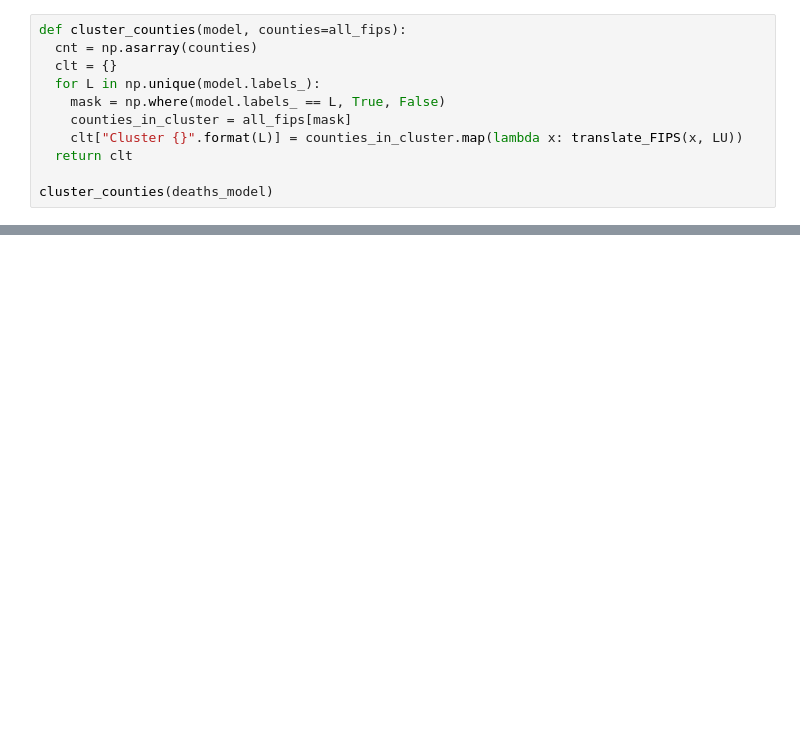
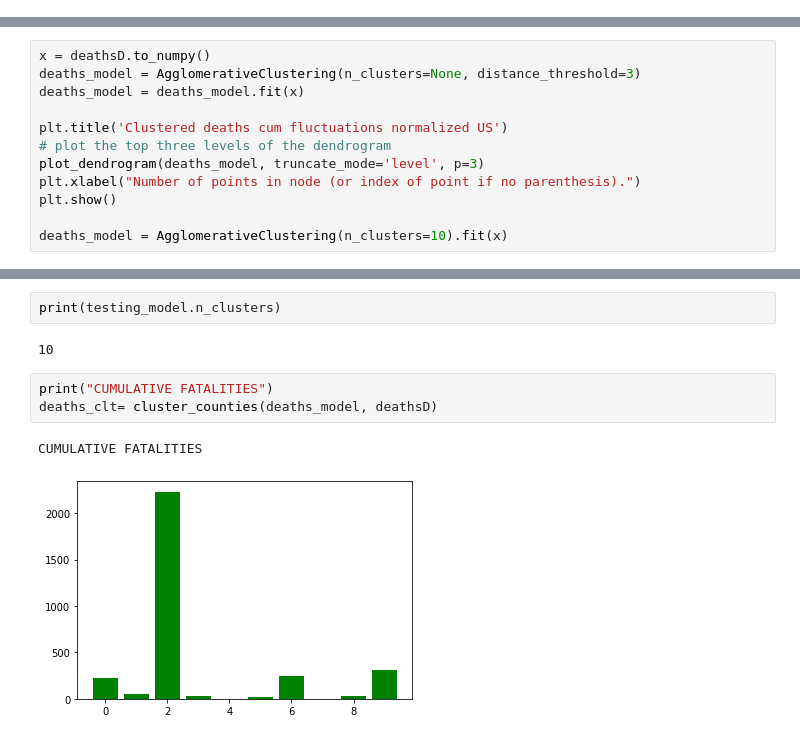
Before and after one commit to robinvvinod/spaceapps, a Jupyter notebook: CSSE_timeseries_agglomerative_clustering_.ipynb, the cells around one changed output, grey strips where cells are left out. Cells and saved outputs as stored; diff of their text form; blank space fills up the shorter version.

```diff
--- a/CSSE_timeseries_agglomerative_clustering_.ipynb
+++ b/CSSE_timeseries_agglomerative_clustering_.ipynb
@@ -158,11 +2,0 @@ print(all_fips[1857])
-# %%
-def cluster_counties(model, counties=all_fips):
-  cnt = np.asarray(counties)
-  clt = {}
-  for L in np.unique(model.labels_):
-    mask = np.where(model.labels_ == L, True, False)
-    counties_in_cluster = all_fips[mask]
-    clt["Cluster {}".format(L)] = counties_in_cluster.map(lambda x: translate_FIPS(x, LU))
-  return clt
-
-cluster_counties(deaths_model)
@@ -206,0 +228,12 @@ cluster_counties(cfm_model)
+# %%
+x = deathsD.to_numpy()
+deaths_model = AgglomerativeClustering(n_clusters=None, distance_threshold=3)
+deaths_model = deaths_model.fit(x)
+
+plt.title('Clustered deaths cum fluctuations normalized US')
+# plot the top three levels of the dendrogram
+plot_dendrogram(deaths_model, truncate_mode='level', p=3)
+plt.xlabel("Number of points in node (or index of point if no parenthesis).")
+plt.show()
+
+deaths_model = AgglomerativeClustering(n_clusters=10).fit(x)
@@ -206,0 +264,10 @@ cluster_counties(cfm_model)
+# %%
+print(testing_model.n_clusters)
+# %% [output]
+10
+# %%
+print("CUMULATIVE FATALITIES")
+deaths_clt= cluster_counties(deaths_model, deathsD)
+# %% [output]
+CUMULATIVE FATALITIES
+[figure, added]
```
Also changed, not shown: parts of 38 cells of this notebook.
